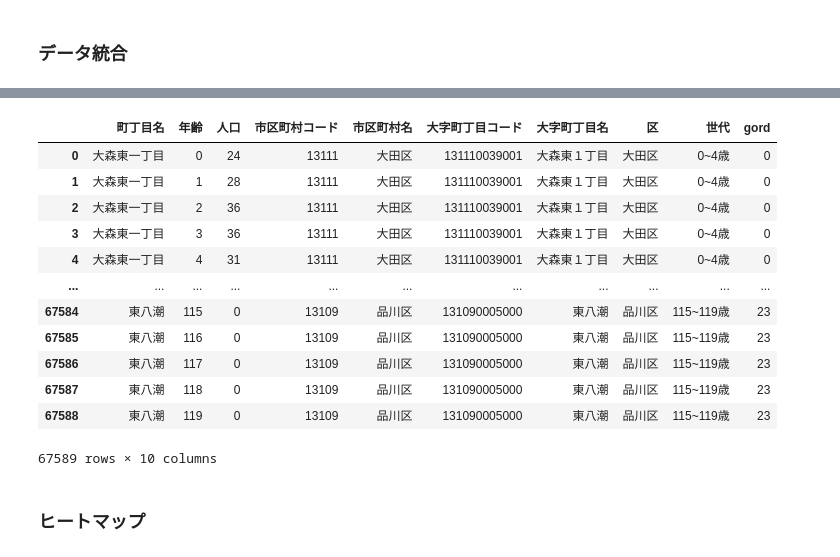
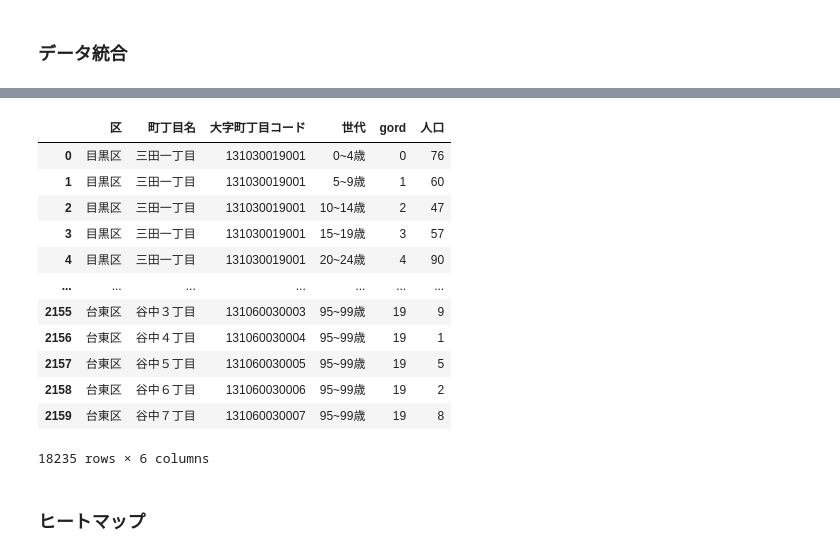
Before and after one commit to MasaoMori/Tokyo_Ward_Assembly_Election, a Jupyter notebook: jupyter/Population_age.ipynb, the cells around one changed output, grey strips where cells are left out. Cells and saved outputs as stored; diff of their text form; code cells hidden in the pictures.

```diff
--- a/jupyter/Population_age.ipynb
+++ b/jupyter/Population_age.ipynb
@@ -469,22 +501,6 @@ finedatas = finedata[finedata['人口']>0]
 finedata['世代']=pd.cut(finedata['年齢'], bin_band, right=False, labels=fiveband)
 
 finedata = pd.merge(finedata, fiveband_df, on='世代', how='left')
-# %%
-finedata
-# %% [output]
-|  | 町丁目名 | 年齢 | 人口 | 市区町村コード | 市区町村名 | 大字町丁目コード | 大字町丁目名 | 区 | 世代 | gord |
-| 0 | 大森東一丁目 | 0 | 24 | 13111 | 大田区 | 131110039001 | 大森東１丁目 | 大田区 | 0~4歳 | 0 |
-| 1 | 大森東一丁目 | 1 | 28 | 13111 | 大田区 | 131110039001 | 大森東１丁目 | 大田区 | 0~4歳 | 0 |
-| 2 | 大森東一丁目 | 2 | 36 | 13111 | 大田区 | 131110039001 | 大森東１丁目 | 大田区 | 0~4歳 | 0 |
-| 3 | 大森東一丁目 | 3 | 36 | 13111 | 大田区 | 131110039001 | 大森東１丁目 | 大田区 | 0~4歳 | 0 |
-| 4 | 大森東一丁目 | 4 | 31 | 13111 | 大田区 | 131110039001 | 大森東１丁目 | 大田区 | 0~4歳 | 0 |
-| ... | ... | ... | ... | ... | ... | ... | ... | ... | ... | ... |
-| 67584 | 東八潮 | 115 | 0 | 13109 | 品川区 | 131090005000 | 東八潮 | 品川区 | 115~119歳 | 23 |
-| 67585 | 東八潮 | 116 | 0 | 13109 | 品川区 | 131090005000 | 東八潮 | 品川区 | 115~119歳 | 23 |
-| 67586 | 東八潮 | 117 | 0 | 13109 | 品川区 | 131090005000 | 東八潮 | 品川区 | 115~119歳 | 23 |
-| 67587 | 東八潮 | 118 | 0 | 13109 | 品川区 | 131090005000 | 東八潮 | 品川区 | 115~119歳 | 23 |
-| 67588 | 東八潮 | 119 | 0 | 13109 | 品川区 | 131090005000 | 東八潮 | 品川区 | 115~119歳 | 23 |
-67589 rows × 10 columns
 # %%
 #fd_grp = ['区','町丁目名','大字町丁目コード','世代','gord']
 fd_grp = ['区','町丁目名','大字町丁目コード','世代','gord']
@@ -493,8 +509,25 @@ srt = ['大字町丁目コード','gord']
 final = pd.DataFrame(finedata.groupby(fd_grp)['人口'].agg(sum)).sort_values(srt).reset_index()
 
 mina_final = pd.merge(mina_finedata, fiveband_df, on='世代')[fd_grp+['人口']]
+tai_final = pd.merge(tai_finedata, fiveband_df, on='世代')[fd_grp+['人口']]
 
-final = pd.concat([final, mina_final])
+final = pd.concat([final, mina_final, tai_final])
+# %%
+final
+# %% [output]
+|  | 区 | 町丁目名 | 大字町丁目コード | 世代 | gord | 人口 |
+| 0 | 目黒区 | 三田一丁目 | 131030019001 | 0~4歳 | 0 | 76 |
+| 1 | 目黒区 | 三田一丁目 | 131030019001 | 5~9歳 | 1 | 60 |
+| 2 | 目黒区 | 三田一丁目 | 131030019001 | 10~14歳 | 2 | 47 |
+| 3 | 目黒区 | 三田一丁目 | 131030019001 | 15~19歳 | 3 | 57 |
+| 4 | 目黒区 | 三田一丁目 | 131030019001 | 20~24歳 | 4 | 90 |
+| ... | ... | ... | ... | ... | ... | ... |
+| 2155 | 台東区 | 谷中３丁目 | 131060030003 | 95~99歳 | 19 | 9 |
+| 2156 | 台東区 | 谷中４丁目 | 131060030004 | 95~99歳 | 19 | 1 |
+| 2157 | 台東区 | 谷中５丁目 | 131060030005 | 95~99歳 | 19 | 5 |
+| 2158 | 台東区 | 谷中６丁目 | 131060030006 | 95~99歳 | 19 | 2 |
+| 2159 | 台東区 | 谷中７丁目 | 131060030007 | 95~99歳 | 19 | 8 |
+18235 rows × 6 columns
 # %%
 #　エラーが出る町丁目名
 final['町丁目名'] = final['町丁目名'].str.replace('松濤','松涛')
```
Also changed, not shown: parts of 16 cells of this notebook, 11 other files.
